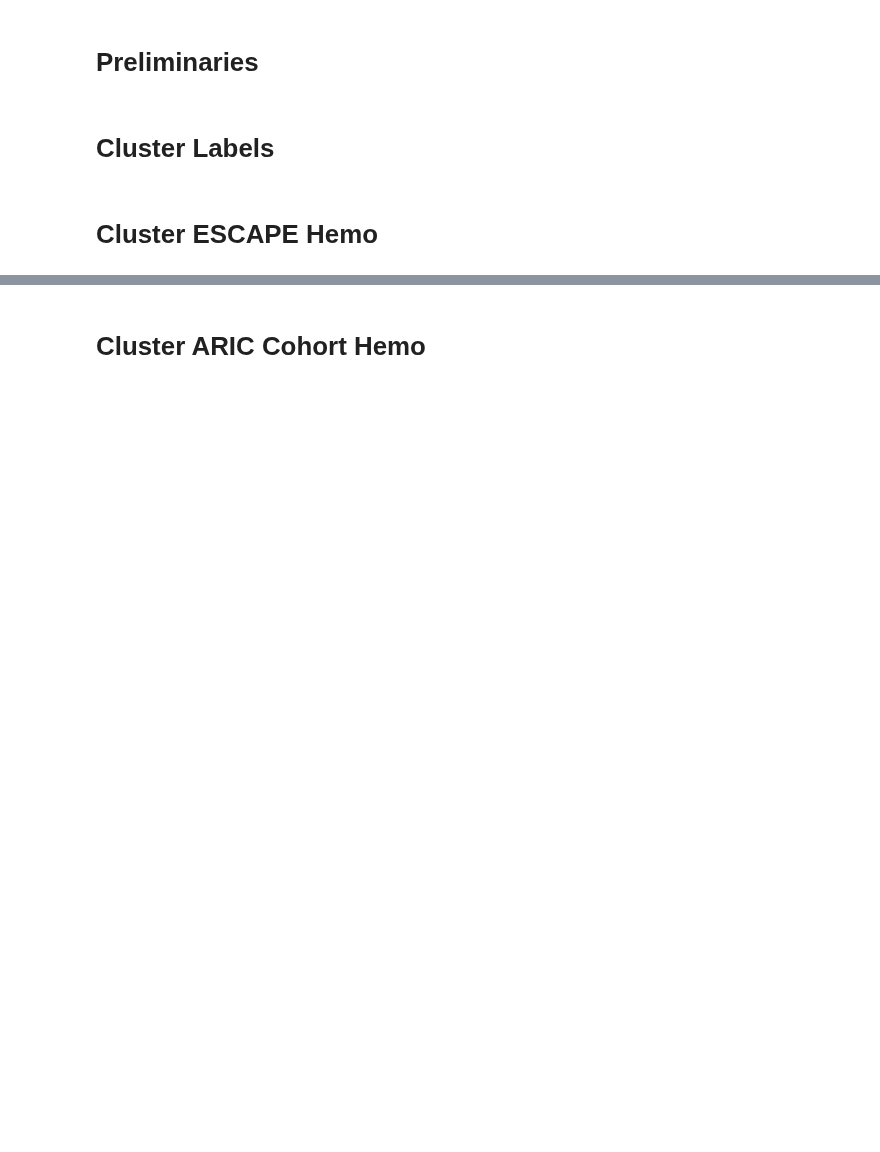
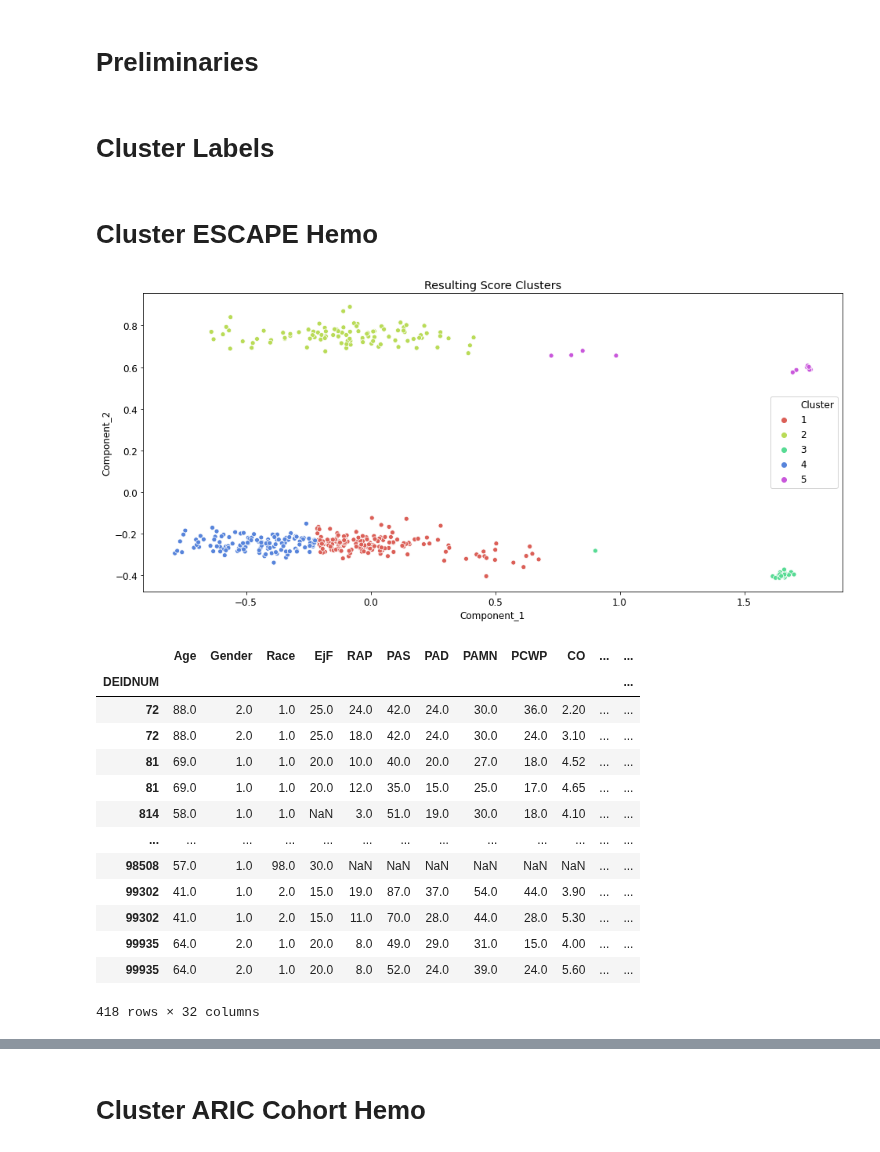
Before and after one commit to jozieLamp/CARNA, a Jupyter notebook: Test Create Score Labels.ipynb, the cells around one changed output, grey strips where cells are left out. Cells and saved outputs as stored; diff of their text form; code cells hidden in the pictures; blank space fills up the shorter version.

Commit message:
Updating tester clustering files

```diff
--- a/Test Create Score Labels.ipynb
+++ b/Test Create Score Labels.ipynb
@@ -234,10 +239,30 @@ data=hemo
 # data = pca.fit_transform(hemo)
 # %%
 #TODO HERE- Choose clustering method
-ac = AgglomerativeClustering(n_clusters=5, affinity='euclidean', linkage='ward')
+# ac = AgglomerativeClustering(n_clusters=5, affinity='euclidean', linkage='single')
+# ac = KMeans(n_clusters=5)
+ac = SpectralClustering(n_clusters=5, assign_labels='discretize')
+
+
 hemoDF, descSummary = runClustering(clusterModel=ac, data=data, origData=escapeHemo, labels=escapeLabels,
                                     modelName='AC_Hemo', columns=['MPAP', 'BPDIAS'], pca=False)
 hemoDF
+# %% [output]
+[figure, added]
+|  | Age | Gender | Race | EjF | RAP | PAS | PAD | PAMN | PCWP | CO | ... | ... |
+| DEIDNUM |  |  |  |  |  |  |  |  |  |  |  | ... |
+| 72 | 88.0 | 2.0 | 1.0 | 25.0 | 24.0 | 42.0 | 24.0 | 30.0 | 36.0 | 2.20 | ... | ... |
+| 72 | 88.0 | 2.0 | 1.0 | 25.0 | 18.0 | 42.0 | 24.0 | 30.0 | 24.0 | 3.10 | ... | ... |
+| 81 | 69.0 | 1.0 | 1.0 | 20.0 | 10.0 | 40.0 | 20.0 | 27.0 | 18.0 | 4.52 | ... | ... |
+| 81 | 69.0 | 1.0 | 1.0 | 20.0 | 12.0 | 35.0 | 15.0 | 25.0 | 17.0 | 4.65 | ... | ... |
+| 814 | 58.0 | 1.0 | 1.0 | NaN | 3.0 | 51.0 | 19.0 | 30.0 | 18.0 | 4.10 | ... | ... |
+| ... | ... | ... | ... | ... | ... | ... | ... | ... | ... | ... | ... | ... |
+| 98508 | 57.0 | 1.0 | 98.0 | 30.0 | NaN | NaN | NaN | NaN | NaN | NaN | ... | ... |
+| 99302 | 41.0 | 1.0 | 2.0 | 15.0 | 19.0 | 87.0 | 37.0 | 54.0 | 44.0 | 3.90 | ... | ... |
+| 99302 | 41.0 | 1.0 | 2.0 | 15.0 | 11.0 | 70.0 | 28.0 | 44.0 | 28.0 | 5.30 | ... | ... |
+| 99935 | 64.0 | 2.0 | 1.0 | 20.0 | 8.0 | 49.0 | 29.0 | 31.0 | 15.0 | 4.00 | ... | ... |
+| 99935 | 64.0 | 2.0 | 1.0 | 20.0 | 8.0 | 52.0 | 24.0 | 39.0 | 24.0 | 5.60 | ... | ... |
+418 rows × 32 columns
 # %%
 scoreAsmts = assignScoresFromClusters(descSummary)
 scoreAsmts
```
Also changed, not shown: parts of 18 cells of this notebook, 4 other files.
